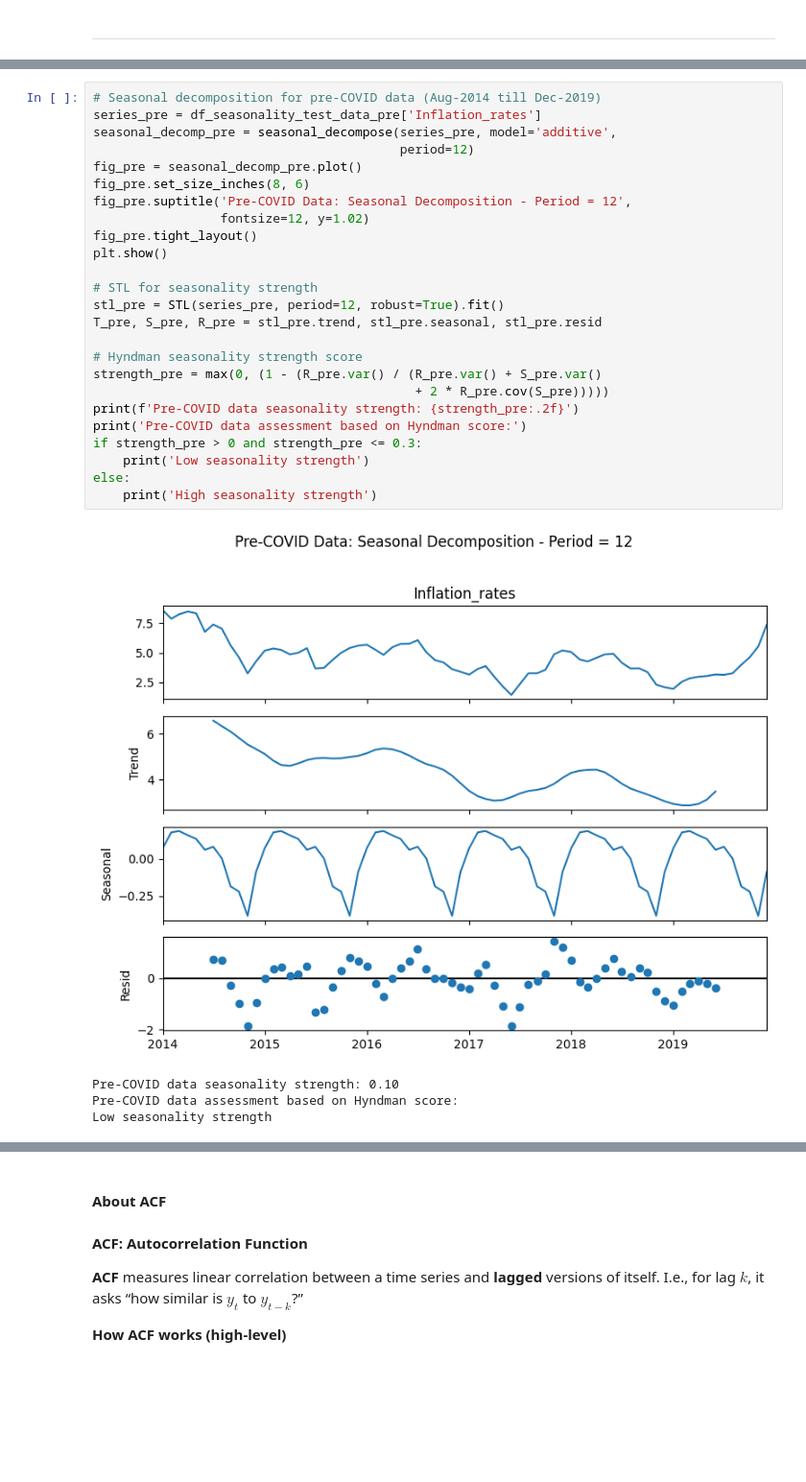
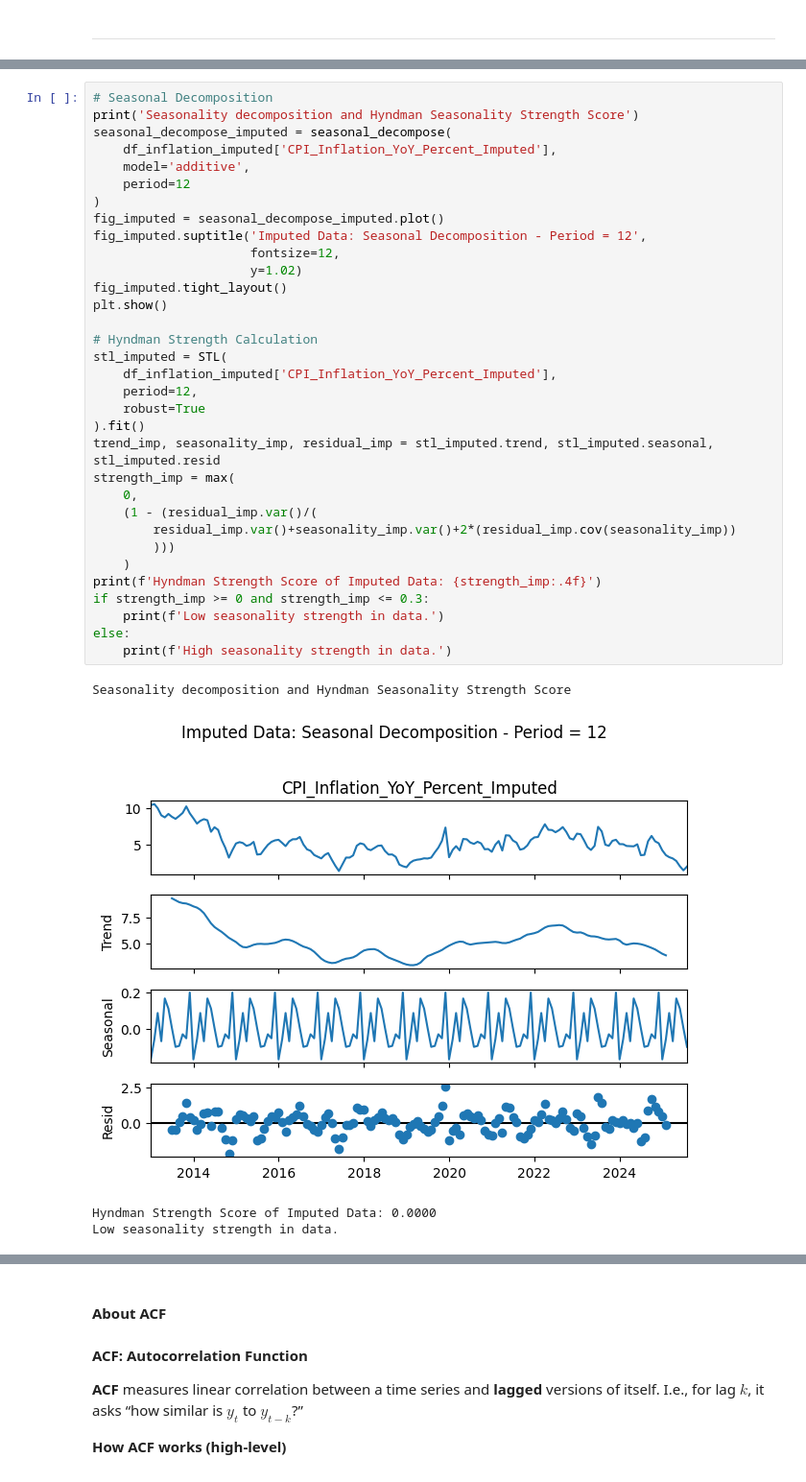
Before and after one commit to thenaivecoder89/statistical_and_machine_learning_models, a Jupyter notebook: inflation/arima_sarima_xgboost/Comparative_analysis_report_on_arima_sarima_xgb_on_inflation_dataset.ipynb, the cells around one changed output, grey strips where cells are left out. Shown: that part at 96% size. Drawn from its saved outputs; the diff is of its cells as text; blank space fills up the shorter version.

```diff
--- a/inflation/arima_sarima_xgboost/Comparative_analysis_report_on_arima_sarima_xgb_on_inflation_dataset.ipynb
+++ b/inflation/arima_sarima_xgboost/Comparative_analysis_report_on_arima_sarima_xgb_on_inflation_dataset.ipynb
@@ -214,31 +240,39 @@ Higher values mean stronger seasonality.
 # %%
-# Seasonal decomposition for pre-COVID data (Aug-2014 till Dec-2019)
-series_pre = df_seasonality_test_data_pre['Inflation_rates']
-seasonal_decomp_pre = seasonal_decompose(series_pre, model='additive',
-                                         period=12)
-fig_pre = seasonal_decomp_pre.plot()
-fig_pre.set_size_inches(8, 6)
-fig_pre.suptitle('Pre-COVID Data: Seasonal Decomposition - Period = 12',
-                 fontsize=12, y=1.02)
-fig_pre.tight_layout()
+# Seasonal Decomposition
+print('Seasonality decomposition and Hyndman Seasonality Strength Score')
+seasonal_decompose_imputed = seasonal_decompose(
+    df_inflation_imputed['CPI_Inflation_YoY_Percent_Imputed'],
+    model='additive',
+    period=12
+)
+fig_imputed = seasonal_decompose_imputed.plot()
+fig_imputed.suptitle('Imputed Data: Seasonal Decomposition - Period = 12',
+                     fontsize=12,
+                     y=1.02)
+fig_imputed.tight_layout()
 plt.show()
 
-# STL for seasonality strength
-stl_pre = STL(series_pre, period=12, robust=True).fit()
-T_pre, S_pre, R_pre = stl_pre.trend, stl_pre.seasonal, stl_pre.resid
-
-# Hyndman seasonality strength score
-strength_pre = max(0, (1 - (R_pre.var() / (R_pre.var() + S_pre.var()
-                                           + 2 * R_pre.cov(S_pre)))))
-print(f'Pre-COVID data seasonality strength: {strength_pre:.2f}')
-print('Pre-COVID data assessment based on Hyndman score:')
-if strength_pre > 0 and strength_pre <= 0.3:
-    print('Low seasonality strength')
+# Hyndman Strength Calculation
+stl_imputed = STL(
+    df_inflation_imputed['CPI_Inflation_YoY_Percent_Imputed'],
+    period=12,
+    robust=True
+).fit()
+trend_imp, seasonality_imp, residual_imp = stl_imputed.trend, stl_imputed.seasonal, stl_imputed.resid
+strength_imp = max(
+    0,
+    (1 - (residual_imp.var()/(
+        residual_imp.var()+seasonality_imp.var()+2*(residual_imp.cov(seasonality_imp))
+        )))
+    )
+print(f'Hyndman Strength Score of Imputed Data: {strength_imp:.4f}')
+if strength_imp >= 0 and strength_imp <= 0.3:
+    print(f'Low seasonality strength in data.')
 else:
-    print('High seasonality strength')
+    print(f'High seasonality strength in data.')
 # %% [output]
+Seasonality decomposition and Hyndman Seasonality Strength Score
-[figure, old version]
+[figure, new version]
-Pre-COVID data seasonality strength: 0.10
-Pre-COVID data assessment based on Hyndman score:
-Low seasonality strength
+Hyndman Strength Score of Imputed Data: 0.0000
+Low seasonality strength in data.
 # %% [markdown]
```
Also changed, not shown: parts of 37 cells of this notebook.
